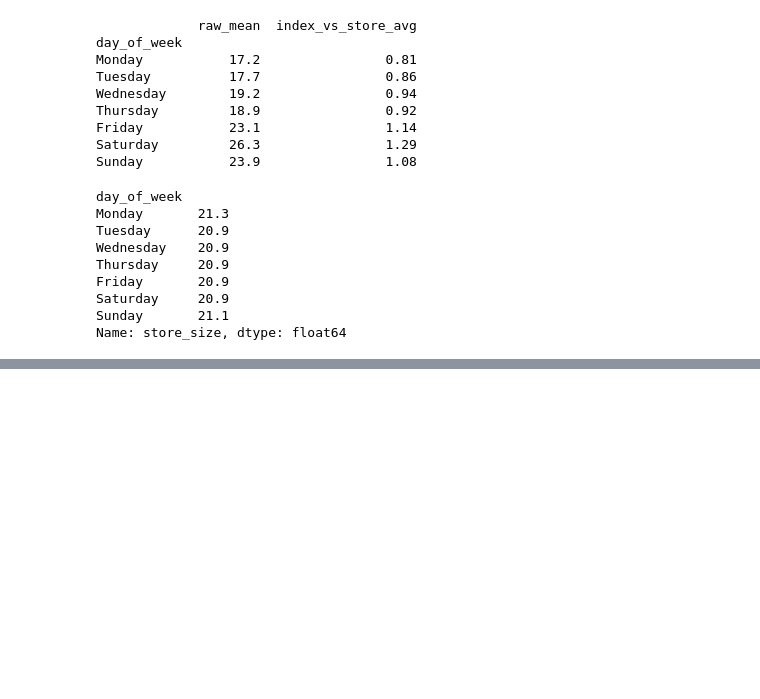
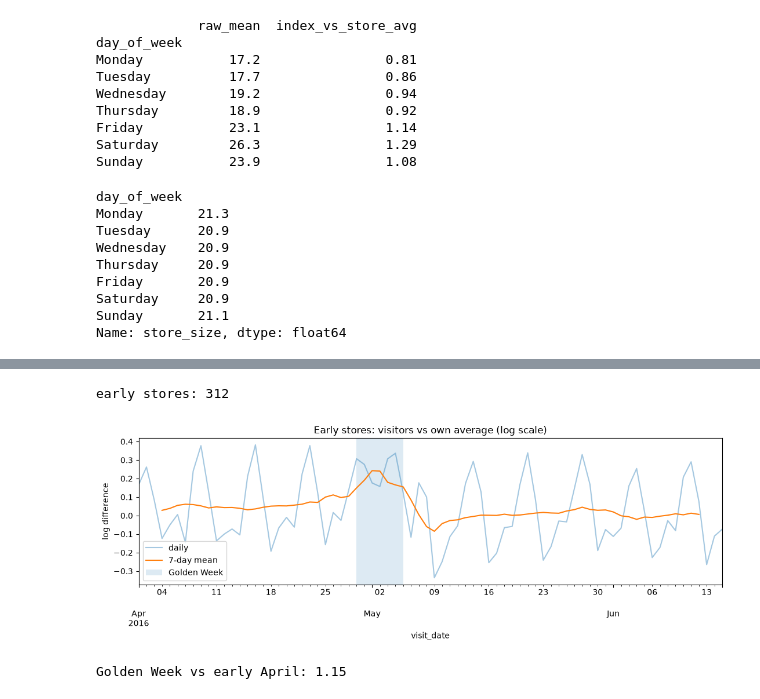
Before and after one commit to niteshbairwa185-pixel/restaurant-demand-forecast, a Jupyter notebook: notebooks/03_eda_weekday_holiday_genre.ipynb, the cells around one changed output, grey strips where cells are left out. Drawn from its saved outputs; the diff is of its cells as text; code cells hidden in the pictures; blank space fills up the shorter version.

```diff
--- a/notebooks/03_eda_weekday_holiday_genre.ipynb
+++ b/notebooks/03_eda_weekday_holiday_genre.ipynb
@@ -48,0 +116,26 @@ Name: store_size, dtype: float64
+# %%
+first = visits.groupby("air_store_id")["visit_date"].min()
+early = first[first <= "2016-04-01"].index
+print("early stores:", len(early))
+
+e = df[df["air_store_id"].isin(early) & df["visit_date"].between("2016-04-01", "2016-06-15")]
+daily_rel = e.groupby("visit_date")["lv_rel"].mean()
+
+fig, ax = plt.subplots(figsize=(11, 4))
+daily_rel.plot(ax=ax, alpha=0.4, label="daily")
+daily_rel.rolling(7, center=True).mean().plot(ax=ax, label="7-day mean")
+ax.axvspan(pd.Timestamp("2016-04-29"), pd.Timestamp("2016-05-05"), alpha=0.15, label="Golden Week")
+ax.set_title("Early stores: visitors vs own average (log scale)")
+ax.set_ylabel("log difference")
+ax.legend()
+fig.tight_layout()
+fig.savefig(FIG / "golden_week_2016.png", dpi=120)
+plt.show()
+
+gw = daily_rel["2016-04-29":"2016-05-08"].mean()
+base = daily_rel["2016-04-01":"2016-04-21"].mean()
+print("Golden Week vs early April:", round(np.exp(gw - base), 2))
+# %% [output]
+early stores: 312
+[figure, added]
+Golden Week vs early April: 1.15
```
Also changed, not shown: parts of 4 cells of this notebook, 1 other file.
